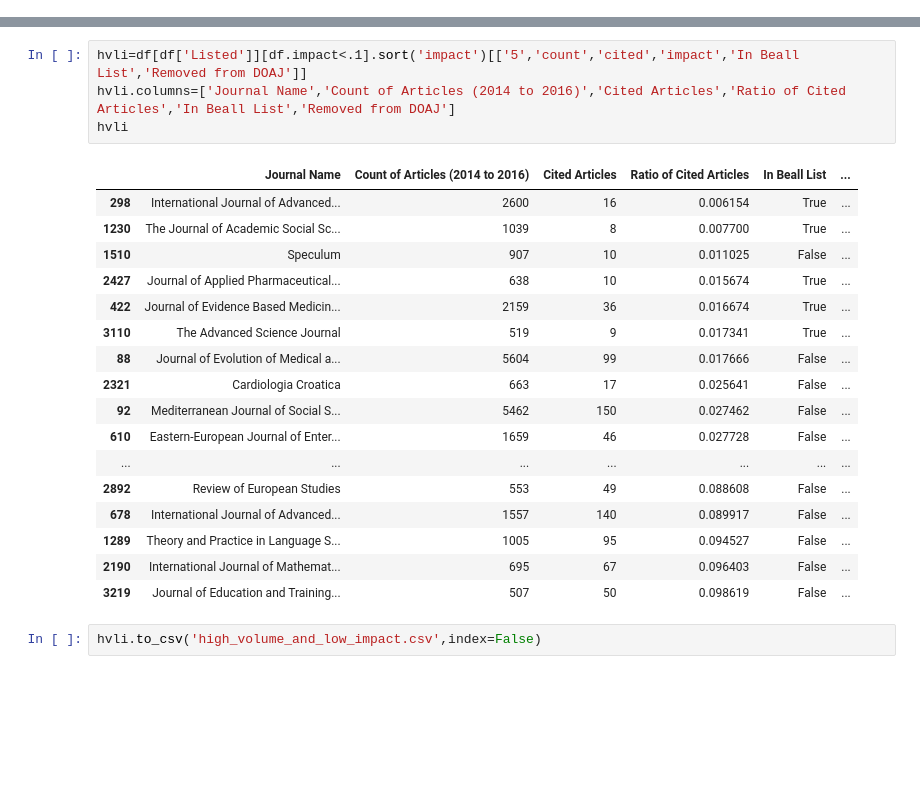
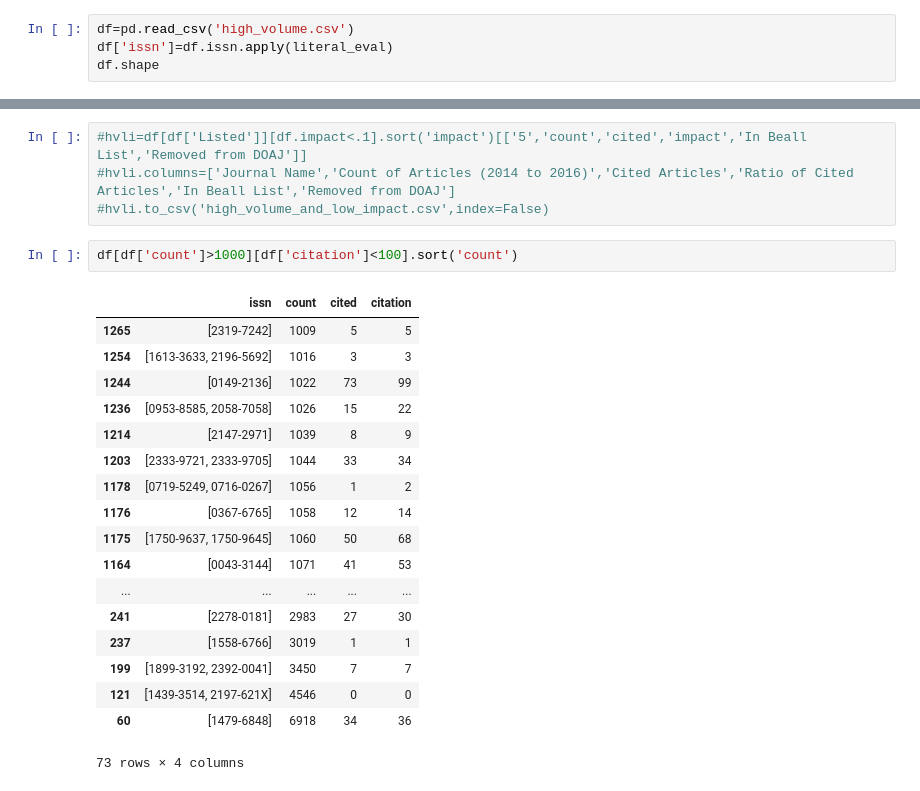
Before and after one commit to moqri/academic_journals, a Jupyter notebook: pred.ipynb, the cells around one changed output, grey strips where cells are left out. Drawn from its saved outputs; the diff is of its cells as text; blank space fills up the shorter version.

```diff
--- a/pred.ipynb
+++ b/pred.ipynb
@@ -12,0 +5,4 @@ drem=[line.strip() for line in lines]
+# %%
+df=pd.read_csv('high_volume.csv')
+df['issn']=df.issn.apply(literal_eval)
+df.shape
@@ -40,24 +88,25 @@ df[df['Listed']].sort('impact')
 # %%
-hvli=df[df['Listed']][df.impact<.1].sort('impact')[['5','count','cited','impact','In Beall List','Removed from DOAJ']]
-hvli.columns=['Journal Name','Count of Articles (2014 to 2016)','Cited Articles','Ratio of Cited Articles','In Beall List','Removed from DOAJ']
-hvli
+#hvli=df[df['Listed']][df.impact<.1].sort('impact')[['5','count','cited','impact','In Beall List','Removed from DOAJ']]
+#hvli.columns=['Journal Name','Count of Articles (2014 to 2016)','Cited Articles','Ratio of Cited Articles','In Beall List','Removed from DOAJ']
+#hvli.to_csv('high_volume_and_low_impact.csv',index=False)
-# %% [output]
-|  | Journal Name | Count of Articles (2014 to 2016) | Cited Articles | Ratio of Cited Articles | In Beall List | ... |
-| 298 | International Journal of Advanced... | 2600 | 16 | 0.006154 | True | ... |
-| 1230 | The Journal of Academic Social Sc... | 1039 | 8 | 0.007700 | True | ... |
-| 1510 | Speculum | 907 | 10 | 0.011025 | False | ... |
-| 2427 | Journal of Applied Pharmaceutical... | 638 | 10 | 0.015674 | True | ... |
-| 422 | Journal of Evidence Based Medicin... | 2159 | 36 | 0.016674 | True | ... |
-| 3110 | The Advanced Science Journal | 519 | 9 | 0.017341 | True | ... |
-| 88 | Journal of Evolution of Medical a... | 5604 | 99 | 0.017666 | False | ... |
-| 2321 | Cardiologia Croatica | 663 | 17 | 0.025641 | False | ... |
-| 92 | Mediterranean Journal of Social S... | 5462 | 150 | 0.027462 | False | ... |
-| 610 | Eastern-European Journal of Enter... | 1659 | 46 | 0.027728 | False | ... |
-| ... | ... | ... | ... | ... | ... | ... |
-| 2892 | Review of European Studies | 553 | 49 | 0.088608 | False | ... |
-| 678 | International Journal of Advanced... | 1557 | 140 | 0.089917 | False | ... |
-| 1289 | Theory and Practice in Language S... | 1005 | 95 | 0.094527 | False | ... |
-| 2190 | International Journal of Mathemat... | 695 | 67 | 0.096403 | False | ... |
-| 3219 | Journal of Education and Training... | 507 | 50 | 0.098619 | False | ... |
-# %%
-hvli.to_csv('high_volume_and_low_impact.csv',index=False)
+# %%
+df[df['count']>1000][df['citation']<100].sort('count')
+# %% [output]
+|  | issn | count | cited | citation |
+| 1265 | [2319-7242] | 1009 | 5 | 5 |
+| 1254 | [1613-3633, 2196-5692] | 1016 | 3 | 3 |
+| 1244 | [0149-2136] | 1022 | 73 | 99 |
+| 1236 | [0953-8585, 2058-7058] | 1026 | 15 | 22 |
+| 1214 | [2147-2971] | 1039 | 8 | 9 |
+| 1203 | [2333-9721, 2333-9705] | 1044 | 33 | 34 |
+| 1178 | [0719-5249, 0716-0267] | 1056 | 1 | 2 |
+| 1176 | [0367-6765] | 1058 | 12 | 14 |
+| 1175 | [1750-9637, 1750-9645] | 1060 | 50 | 68 |
+| 1164 | [0043-3144] | 1071 | 41 | 53 |
+| ... | ... | ... | ... | ... |
+| 241 | [2278-0181] | 2983 | 27 | 30 |
+| 237 | [1558-6766] | 3019 | 1 | 1 |
+| 199 | [1899-3192, 2392-0041] | 3450 | 7 | 7 |
+| 121 | [1439-3514, 2197-621X] | 4546 | 0 | 0 |
+| 60 | [1479-6848] | 6918 | 34 | 36 |
+73 rows × 4 columns
```
Also changed, not shown: parts of 17 cells of this notebook, 21 other files.
